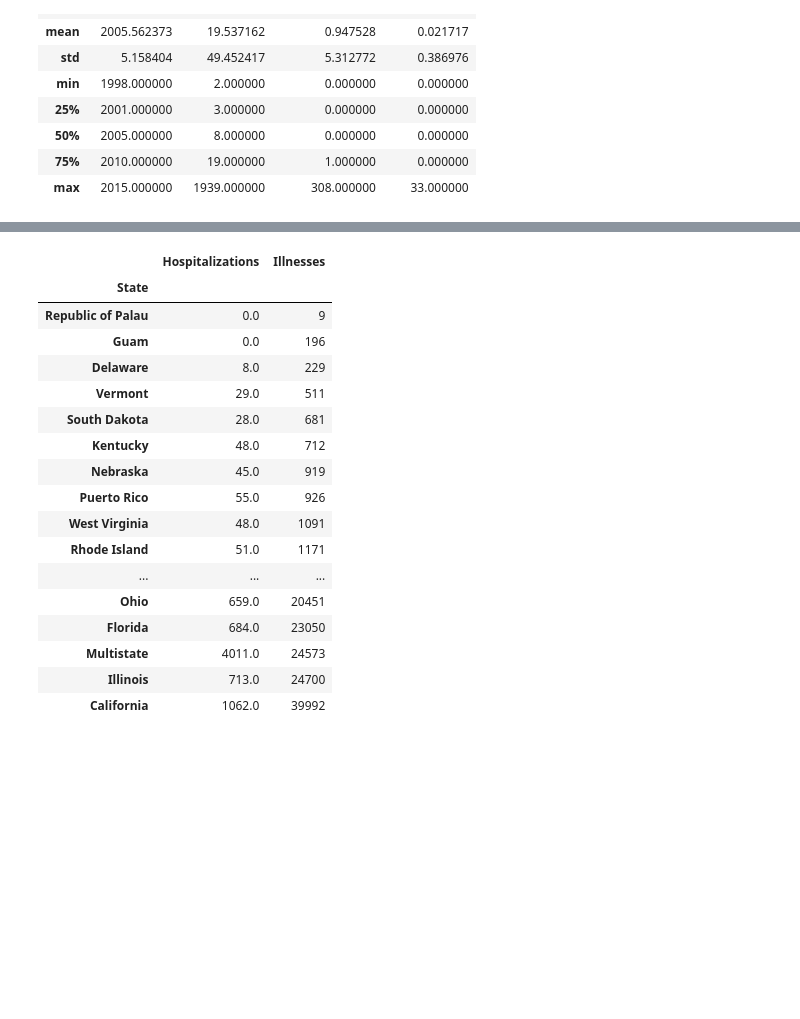
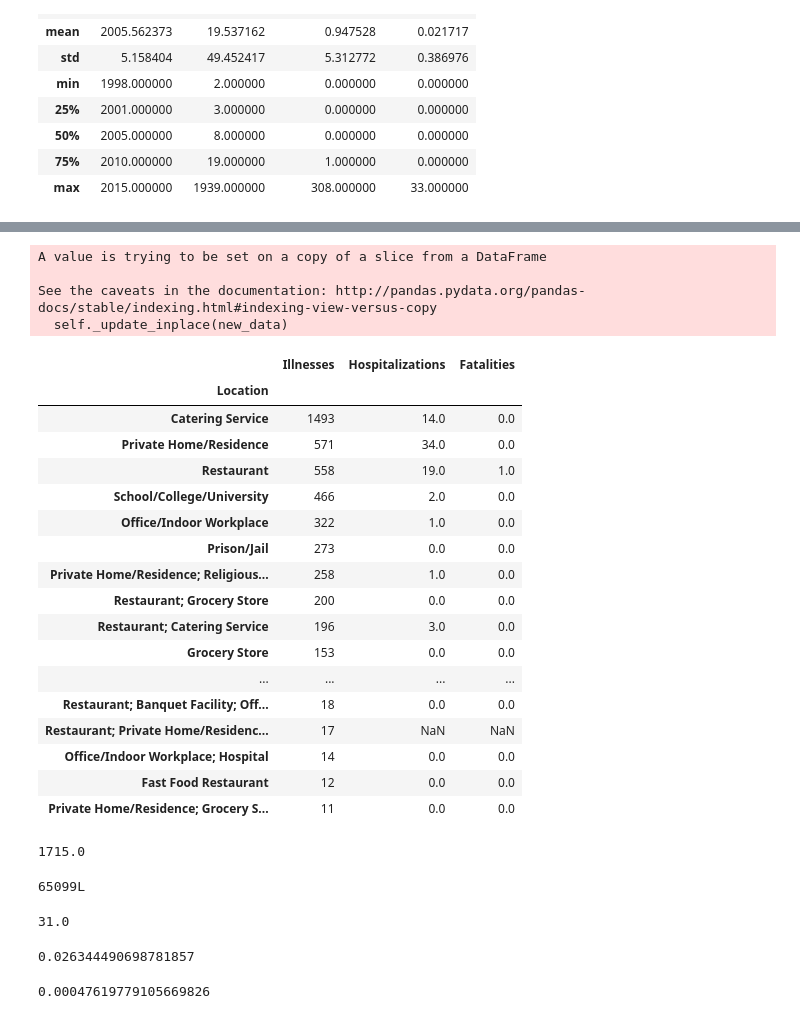
Before and after one commit to EvgeniyaG/Foodbreak, a Jupyter notebook: Foodbreak.ipynb, the cells around one changed output, grey strips where cells are left out. Saved outputs shown, nothing was run; the diff lists cells and outputs as text; code cells hidden in the pictures; blank space fills up the shorter version.

```diff
--- a/Foodbreak.ipynb
+++ b/Foodbreak.ipynb
@@ -84,0 +168,3 @@ pd_sate = pd.pivot_table(df, index=['State'], values=['Illnesses','Hospitalizati
+# %%
+#Creating dataframe for Holiday season (November,December) to define what is the most common cause of illnesses
+df_NY = df[(df['Month']== 'November')| (df['Month']== 'December')]
@@ -85,21 +203,60 @@ pd_sate = pd.pivot_table(df, index=['State'], values=['Illnesses','Hospitalizati
+# %%
+#Creating a new dataframe to select only deseases caused by turkey and chicken food during Holiday season
+df_NY['Food'].fillna('Missing',inplace=True)
+df_turkey_chicken = df_NY.loc[df_NY['Food'].str.contains('Turkey','Chicken')]
+# %% [output]
+A value is trying to be set on a copy of a slice from a DataFrame
+
+See the caveats in the documentation: http://pandas.pydata.org/pandas-docs/stable/indexing.html#indexing-view-versus-copy
+  self._update_inplace(new_data)
+# %%
+#To identify Holiday food (chicken and turkey) from what place caused most illnesses during Holiday seson
+df_holiday=(df_turkey_chicken.groupby('Location')['Illnesses','Hospitalizations','Fatalities'].sum())
 # %%
-pd_sate.sort_values('Illnesses')
+df_holiday.sort_values('Illnesses',ascending=False)
 # %% [output]
-|  | Hospitalizations | Illnesses |
-| State |  |  |
-| Republic of Palau | 0.0 | 9 |
-| Guam | 0.0 | 196 |
-| Delaware | 8.0 | 229 |
-| Vermont | 29.0 | 511 |
-| South Dakota | 28.0 | 681 |
-| Kentucky | 48.0 | 712 |
-| Nebraska | 45.0 | 919 |
-| Puerto Rico | 55.0 | 926 |
-| West Virginia | 48.0 | 1091 |
-| Rhode Island | 51.0 | 1171 |
-| ... | ... | ... |
-| Ohio | 659.0 | 20451 |
-| Florida | 684.0 | 23050 |
-| Multistate | 4011.0 | 24573 |
-| Illinois | 713.0 | 24700 |
-| California | 1062.0 | 39992 |
+|  | Illnesses | Hospitalizations | Fatalities |
+| Location |  |  |  |
+| Catering Service | 1493 | 14.0 | 0.0 |
+| Private Home/Residence | 571 | 34.0 | 0.0 |
+| Restaurant | 558 | 19.0 | 1.0 |
+| School/College/University | 466 | 2.0 | 0.0 |
+| Office/Indoor Workplace | 322 | 1.0 | 0.0 |
+| Prison/Jail | 273 | 0.0 | 0.0 |
+| Private Home/Residence; Religious... | 258 | 1.0 | 0.0 |
+| Restaurant; Grocery Store | 200 | 0.0 | 0.0 |
+| Restaurant; Catering Service | 196 | 3.0 | 0.0 |
+| Grocery Store | 153 | 0.0 | 0.0 |
+| ... | ... | ... | ... |
+| Restaurant; Banquet Facility; Off... | 18 | 0.0 | 0.0 |
+| Restaurant; Private Home/Residenc... | 17 | NaN | NaN |
+| Office/Indoor Workplace; Hospital | 14 | 0.0 | 0.0 |
+| Fast Food Restaurant | 12 | 0.0 | 0.0 |
+| Private Home/Residence; Grocery S... | 11 | 0.0 | 0.0 |
+# %%
+tot_hosp = df_NY['Hospitalizations'].sum()
+tot_hosp
+# %% [output]
+1715.0
+# %%
+tot_ill = df_NY['Illnesses'].sum()
+tot_ill
+# %% [output]
+65099L
+# %%
+tot_fat = df_NY['Fatalities'].sum()
+tot_fat
+# %% [output]
+31.0
+# %%
+#Probability of hospitalization if you got illness during Holiday season
+p_hosp = tot_hosp/tot_ill
+p_hosp
+# %% [output]
+0.026344490698781857
+# %%
+#Probability of fatality if you got illness during Holiday season
+p_fat = tot_fat/tot_ill
+p_fat
+# %% [output]
+0.00047619779105669826
```
Also changed, not shown: parts of 19 cells of this notebook.
